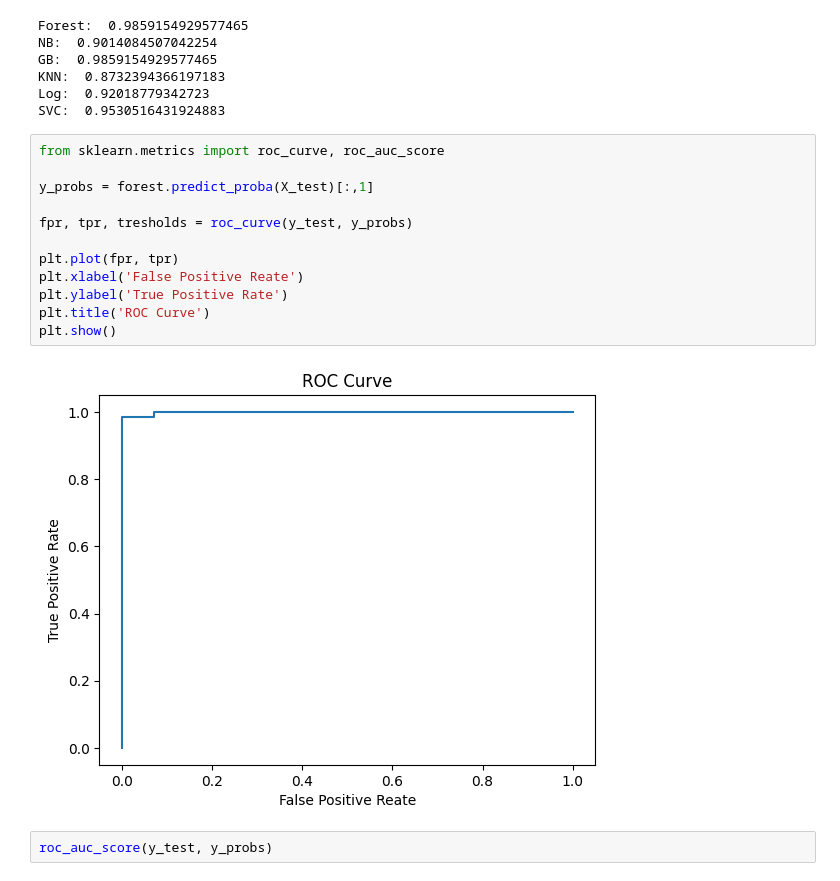
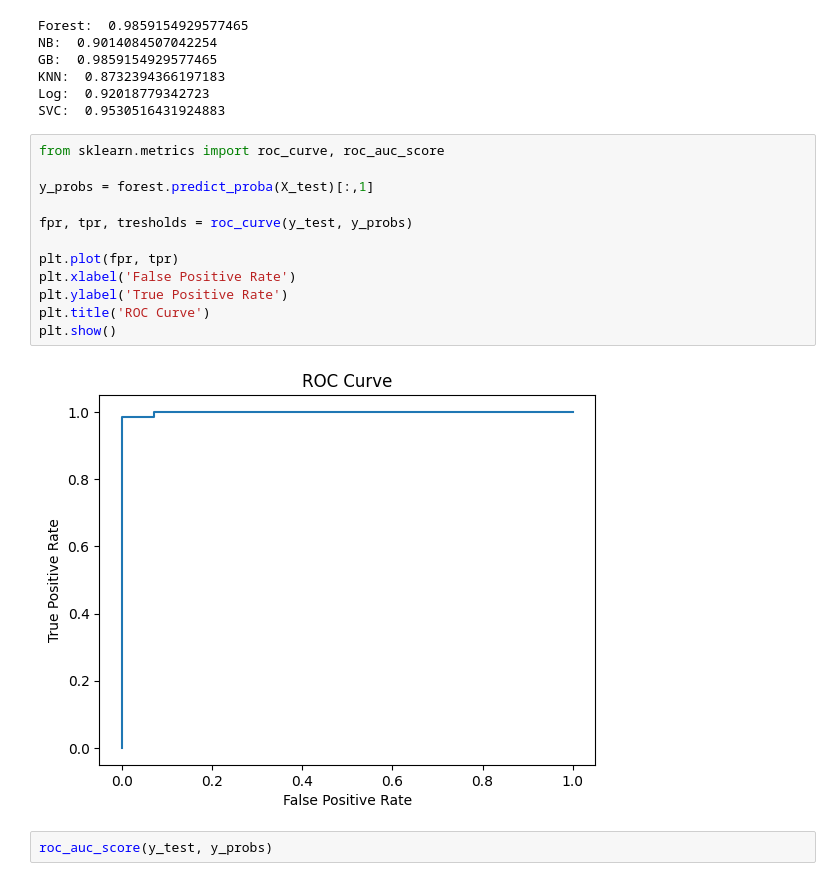
Before and after one commit to Rafal852/Heart-Disease-Detection, a Jupyter notebook: heart_disease_prediction.ipynb, the cells around one changed output. Saved outputs shown, nothing was run; the diff lists cells and outputs as text.

```diff
--- a/heart_disease_prediction.ipynb
+++ b/heart_disease_prediction.ipynb
@@ -128,17 +128,17 @@ SVC:  0.9530516431924883
 # %%
 from sklearn.metrics import roc_curve, roc_auc_score
 
 y_probs = forest.predict_proba(X_test)[:,1]
 
 fpr, tpr, tresholds = roc_curve(y_test, y_probs)
 
 plt.plot(fpr, tpr)
-plt.xlabel('False Positive Reate')
+plt.xlabel('False Positive Rate')
 plt.ylabel('True Positive Rate')
 plt.title('ROC Curve')
 plt.show()
 # %% [output]
-[figure, old version]
+[figure, new version]
 # %%
 roc_auc_score(y_test, y_probs)
 # %% [output]
```
Also changed, not shown: parts of 2 cells of this notebook.
